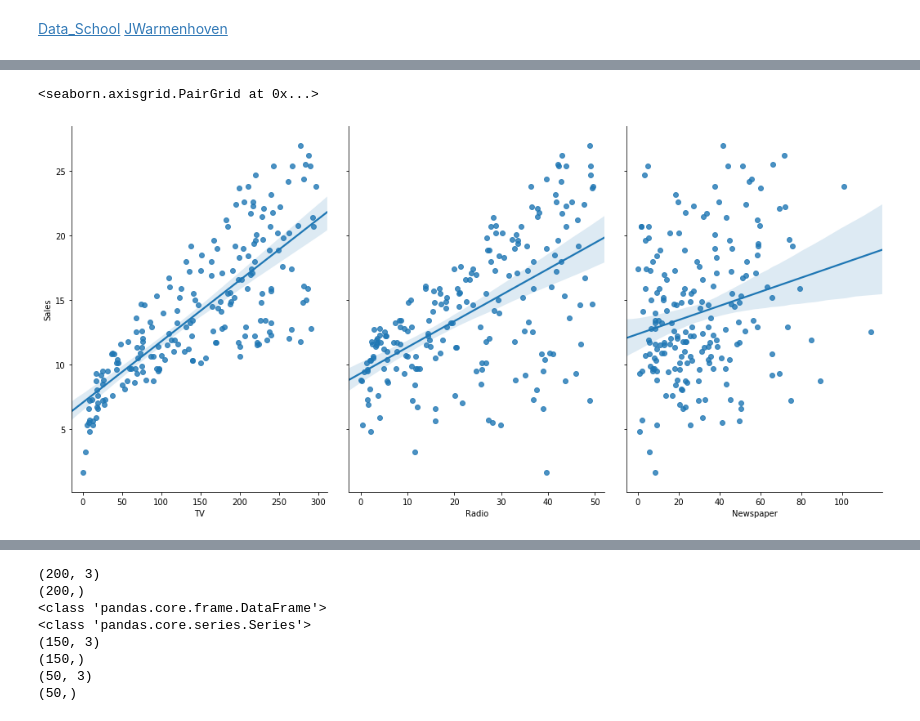
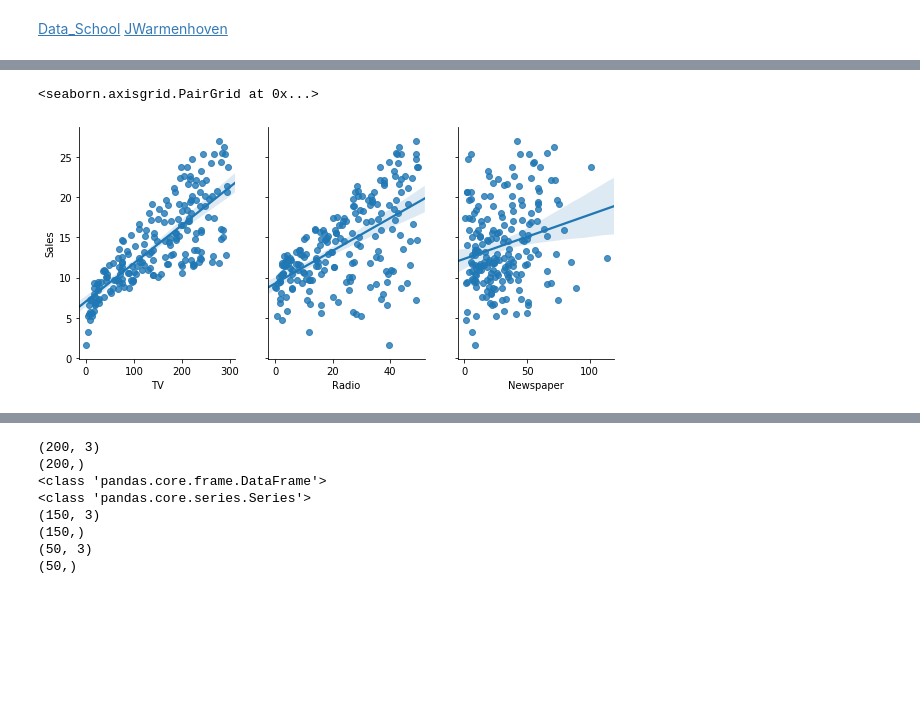
Before and after one commit to YonseiLidar/machine_learning, a Jupyter notebook: linear_regression_advertising_data_school_islr/main.ipynb, the cells around one changed output, grey strips where cells are left out. Cells and saved outputs as stored; diff of their text form; code cells hidden in the pictures; blank space fills up the shorter version.

```diff
--- a/linear_regression_advertising_data_school_islr/main.ipynb
+++ b/linear_regression_advertising_data_school_islr/main.ipynb
@@ -36,9 +25,10 @@ None
 # %%
 import seaborn as sns
 
 sns.pairplot(data,
              x_vars=['TV','Radio','Newspaper'],
-             y_vars='Sales', size=7, aspect=0.7, kind='reg')
+             y_vars='Sales', size=4, aspect=0.7,
+             kind='reg')
 # %% [output]
 <seaborn.axisgrid.PairGrid at 0x...>
-[figure, old version]
+[figure, new version]
```
Also changed, not shown: parts of 10 cells of this notebook.
